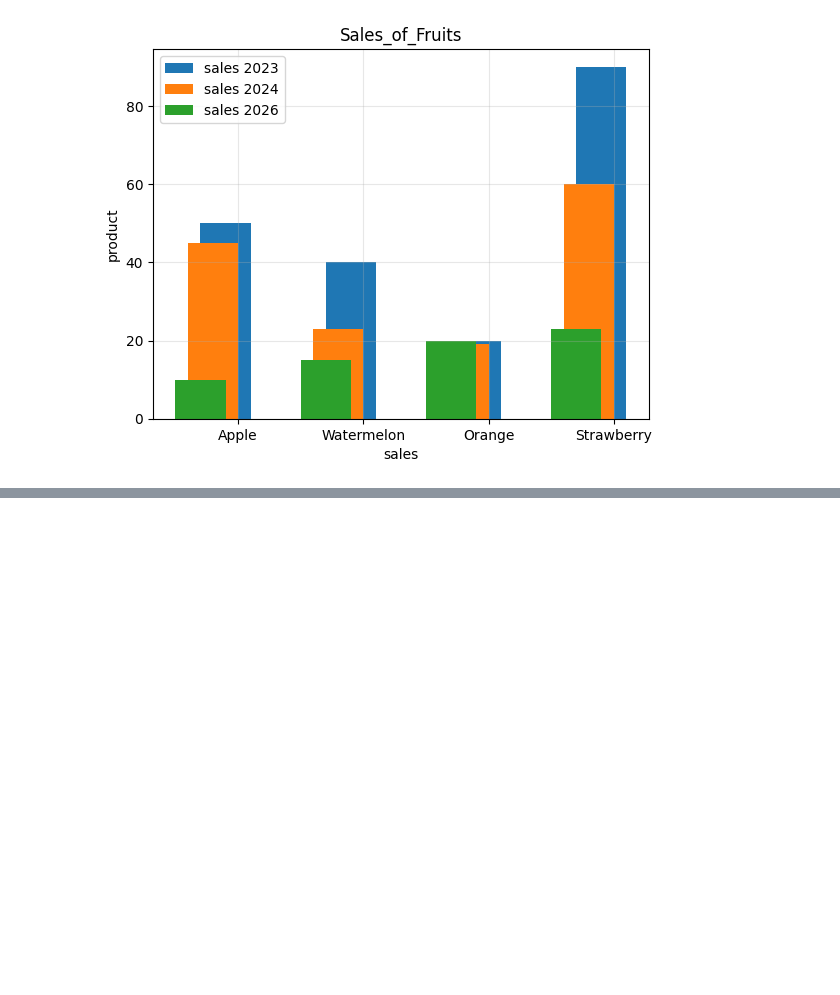
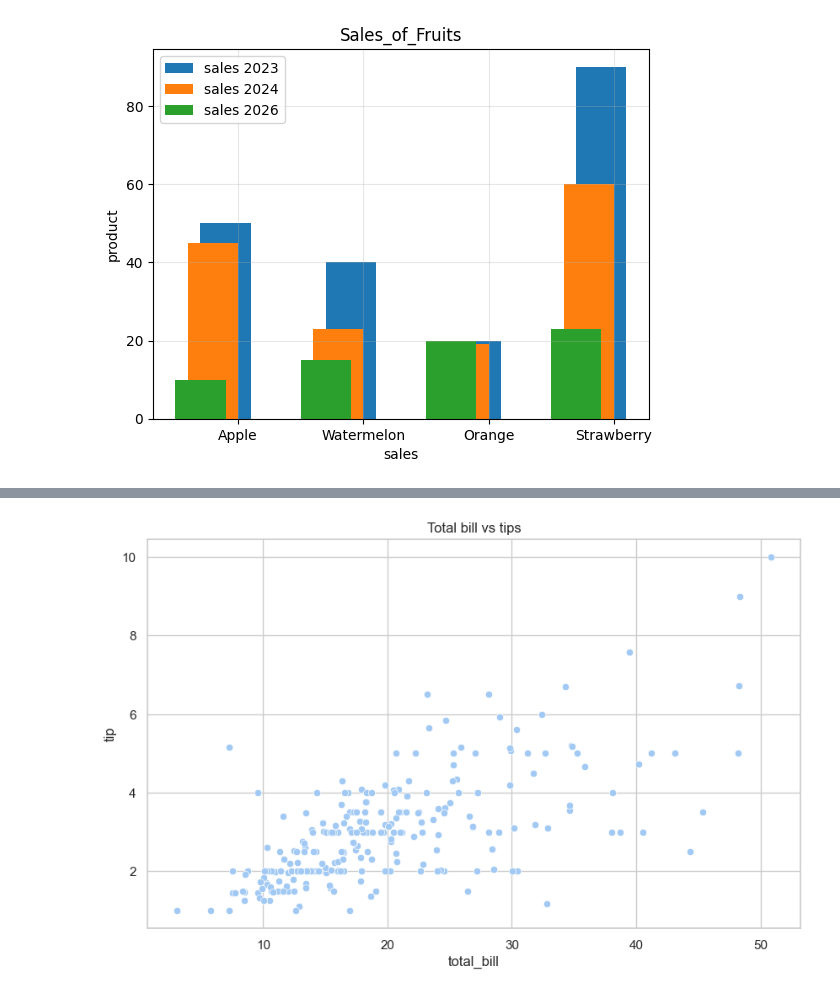
Before and after one commit to rupalighatale9/Rupali-Python-Practice, a Jupyter notebook: visualization.ipynb, the cells around one changed output, grey strips where cells are left out. Saved outputs shown, nothing was run; the diff lists cells and outputs as text; code cells hidden in the pictures; blank space fills up the shorter version.

```diff
--- a/visualization.ipynb
+++ b/visualization.ipynb
@@ -96,0 +123,7 @@ plt.show()
+# %%
+#set theme - white,dark,whitegrid,darkgrid,ticks
+sns.set_theme(style='whitegrid',palette='pastel')
+plt.rcParams['figure.figsize'] = (10,6) #default
+# %%
+tips =sns.load_dataset('tips')
+tips.head()
@@ -96,0 +154,14 @@ plt.show()
+# %%
+# simple scatter plot two variable
+#total bill
+#tips
+
+sns.scatterplot(
+    data=tips,
+    x='total_bill',
+    y='tip'
+)
+plt.title("Total bill vs tips")
+plt.show()
+# %% [output]
+[figure, added]
```
Also changed, not shown: parts of 11 cells of this notebook.
